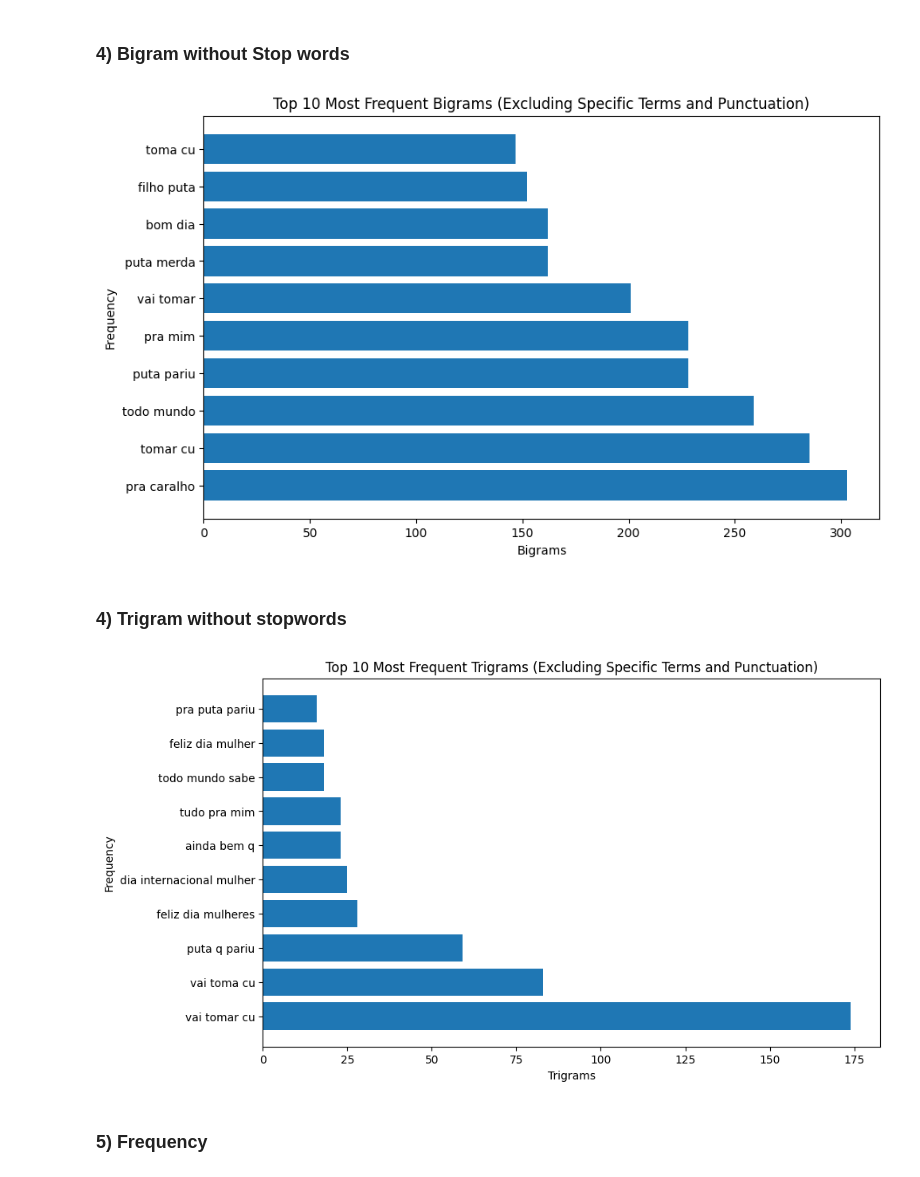
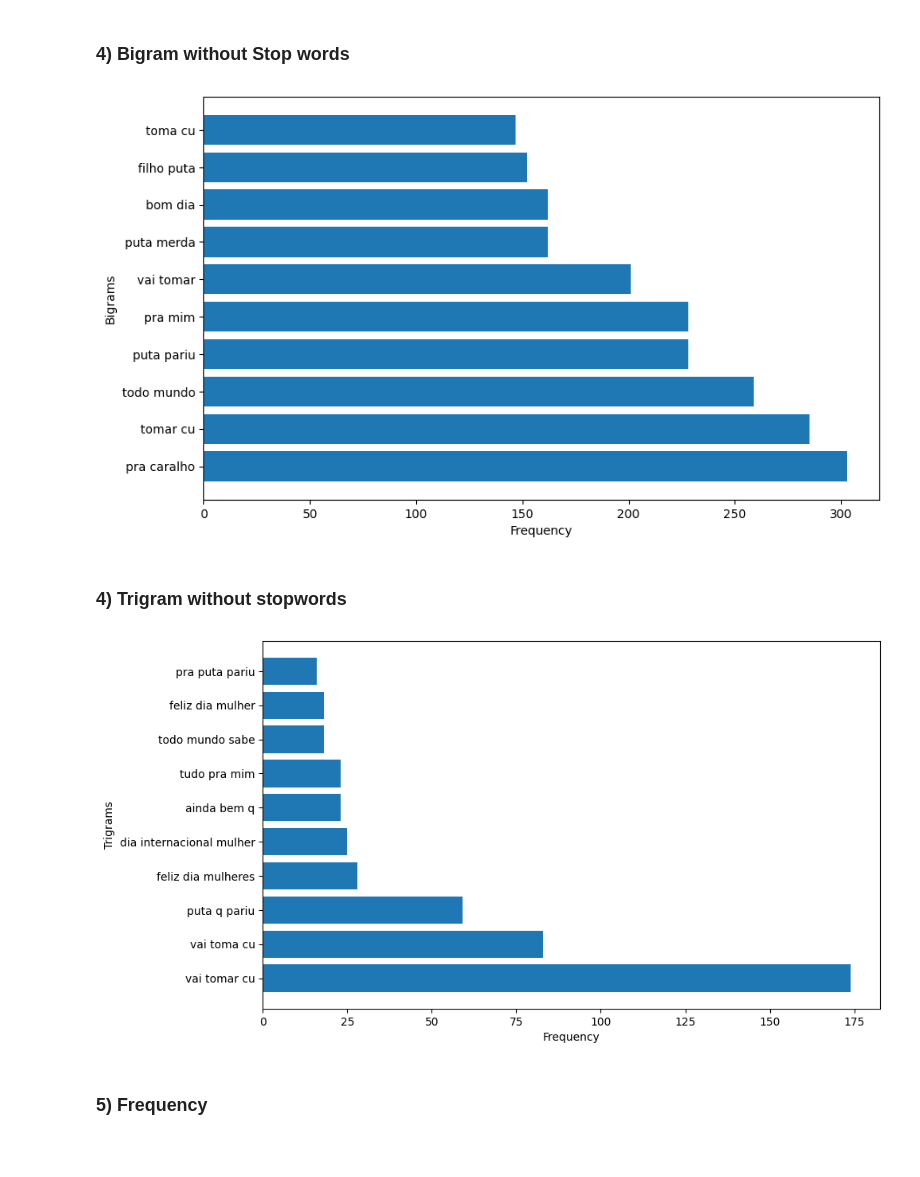
Before and after one commit to Silly-Machine/TuPy-Data-Engineering, a Jupyter notebook: notebooks/exploratory data analysis.ipynb, the cells around one changed output. Drawn from its saved outputs; the diff is of its cells as text; code cells hidden in the pictures; blank space fills up the shorter version.

```diff
--- a/notebooks/exploratory data analysis.ipynb
+++ b/notebooks/exploratory data analysis.ipynb
@@ -191,28 +192,28 @@ df_tupi_hier['bigrams'] = df_tupi_hier['preprocessed_text'].apply(lambda x: list
 # %%
 # Count the frequency of bigrams
 bigram_frequency = Counter()
 for bigram_list in df_tupi_hier['bigrams']:
     bigram_frequency.update(bigram_list)
 
 # Get the most frequent bigrams while excluding specific terms and punctuation
 exclude_terms = {'https', '@', 'user', 'link', '#', '??', '!!', '_:', '.:', '!:', '? ?', '! !', '_ :', '! :', '? :'}
 exclude_punctuation = set(string.punctuation)
 
 most_common_bigrams = [(b, freq) for b, freq in bigram_frequency.most_common() if all(term not in b and all(char not in b for char in exclude_punctuation) for term in exclude_terms)][:10]
 
 # Unzip bigram and frequency into separate lists and convert bigrams to strings
 bigram, frequency = zip(*most_common_bigrams)
 bigram = [' '.join(b) for b in bigram]
 
 # Create a chart for the most frequent bigrams
 plt.figure(figsize=(10, 6))
 plt.barh(bigram,frequency)
-plt.xlabel('Bigrams')
-plt.ylabel('Frequency')
-plt.title('Top 10 Most Frequent Bigrams (Excluding Specific Terms and Punctuation)')
+plt.xlabel('Frequency')
+plt.ylabel('Bigrams')
+#plt.title('Top 10 Most Frequent Bigrams (Excluding Specific Terms and Punctuation)')
 plt.show()
 # %% [output]
-[figure, old version]
+[figure, new version]
 # %% [markdown]
 ### 4) Trigram without stopwords
 # %%
@@ -261,12 +262,12 @@ trigram = [' '.join(t) for t in trigram]
 # Create a chart for the most frequent trigrams
 plt.figure(figsize=(10, 6))
 plt.barh(trigram, frequency)
-plt.xlabel('Trigrams')
-plt.ylabel('Frequency')
-plt.title('Top 10 Most Frequent Trigrams (Excluding Specific Terms and Punctuation)')
+plt.xlabel('Frequency')
+plt.ylabel('Trigrams')
+#plt.title('Top 10 Most Frequent Trigrams (Excluding Specific Terms and Punctuation)')
 plt.show()
 # %% [output]
-[figure, old version]
+[figure, new version]
 # %% [markdown]
 ### 5) Frequency
 # %%
```
Also changed, not shown: parts of 22 cells of this notebook, 27 other files.
